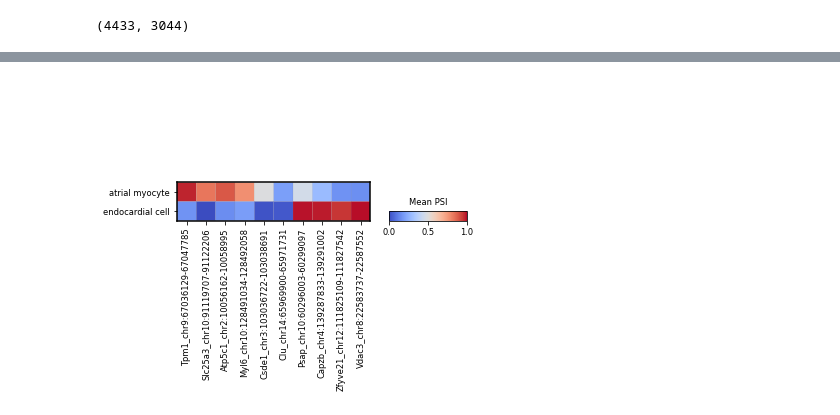
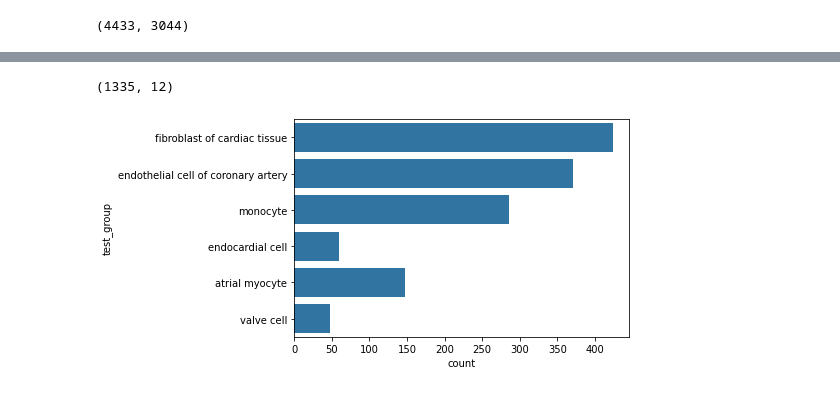
Before and after one commit to songlab-cal/scquint, a Jupyter notebook: differential_splicing_example.ipynb, the cells around one changed output, grey strips where cells are left out. Saved outputs shown, nothing was run; the diff lists cells and outputs as text; code cells hidden in the pictures.

```diff
--- a/differential_splicing_example.ipynb
+++ b/differential_splicing_example.ipynb
@@ -171,2 +224,12 @@ introns[introns.intron_group=="Slc25a3_chr10_91119707_-"]
+# %%
+sig_diff_spl_intron_groups = diff_spl_intron_groups.query('p_value_adj < 0.05 and max_abs_delta_psi > 0.05')
+sig_diff_spl_intron_groups.shape
+# %% [output]
+(1335, 12)
+# %%
+# Number of significant events per cell type
+sns.countplot(sig_diff_spl_intron_groups, y="test_group", color="C0", order=groups_test);
+# %% [output]
+[figure, added]
 # %%
 # Calculate PSI (intron proportions) from intron counts
@@ -180,13 +237,0 @@ introns_to_plot = introns[introns.intron_group.isin(intron_groups.head(10).index
-# %%
-sc.pl.matrixplot(
-    adata[adata.obs.cell_ontology_class.isin(["endocardial cell", "atrial myocyte"])],
-    introns_to_plot,
-    'cell_ontology_class',
-    vmin=0,
-    vmax=1,
-    cmap="coolwarm",
-    layer="PSI_raw",
-    colorbar_title="Mean PSI"
-)
-# %% [output]
-[figure, removed]
```
Also changed, not shown: parts of 16 cells of this notebook, 3 other files.
